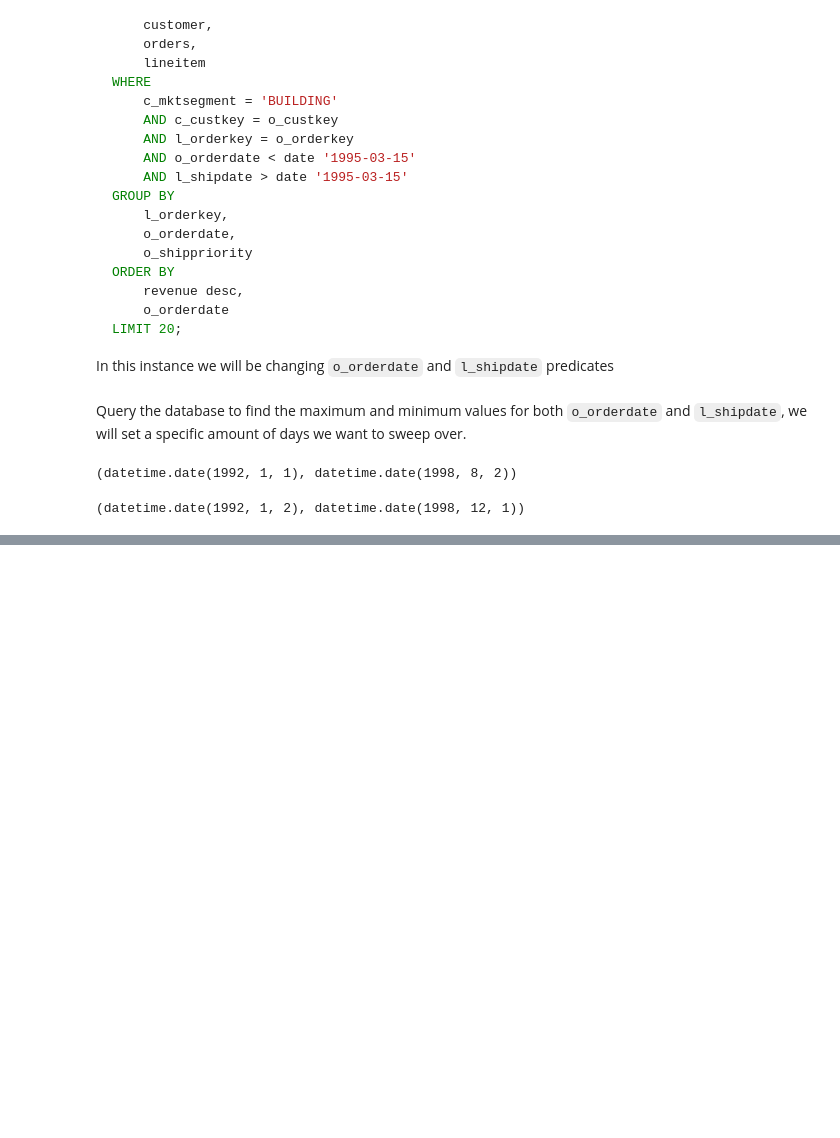
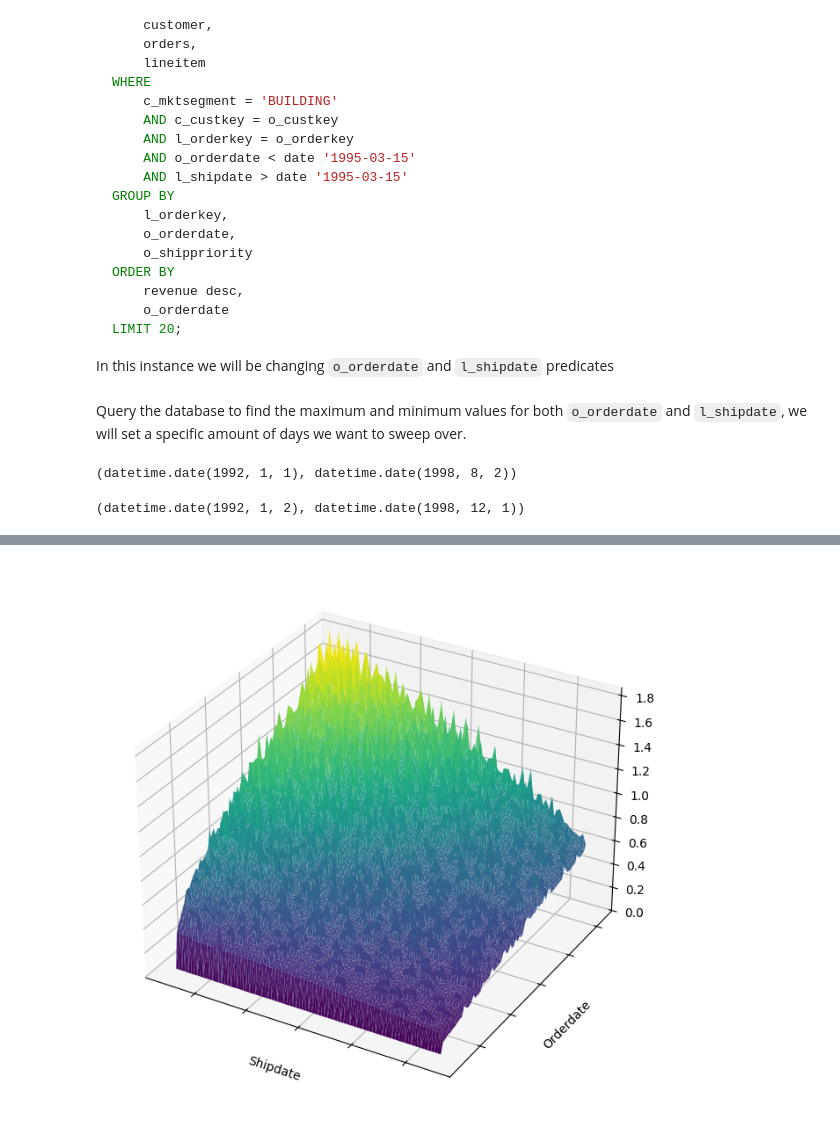
Before and after one commit to BU-DiSC/oak, a Jupyter notebook: tpch_query3.ipynb, the cells around one changed output, grey strips where cells are left out. Saved outputs shown, nothing was run; the diff lists cells and outputs as text; code cells hidden in the pictures; blank space fills up the shorter version.

```diff
--- a/tpch_query3.ipynb
+++ b/tpch_query3.ipynb
@@ -107,5 +108,0 @@ table
-# %%
-x = table['orderdate'].values
-y = table['shipdate'].values
-z = table['elapsed'].values
-x, y, z
@@ -138,0 +115,9 @@ TypeError: float() argument must be a string or a real number, not 'datetime.dat
+# %%
+fig = plt.figure(figsize=(8,8))
+ax = fig.add_subplot(projection='3d')
+surf = ax.plot_trisurf(table['shipdate'].apply(lambda x: x.toordinal()), table['orderdate'].apply(lambda x: x.toordinal()), table['elapsed'], cmap=plt.cm.viridis, linewidth=0.2)
+ax.set_xticklabels([]), ax.set_yticklabels([])
+ax.set_xlabel('Shipdate'), ax.set_ylabel('Orderdate')
+plt.show()
+# %% [output]
+[figure, added]
```
Also changed, not shown: parts of 10 cells of this notebook.
